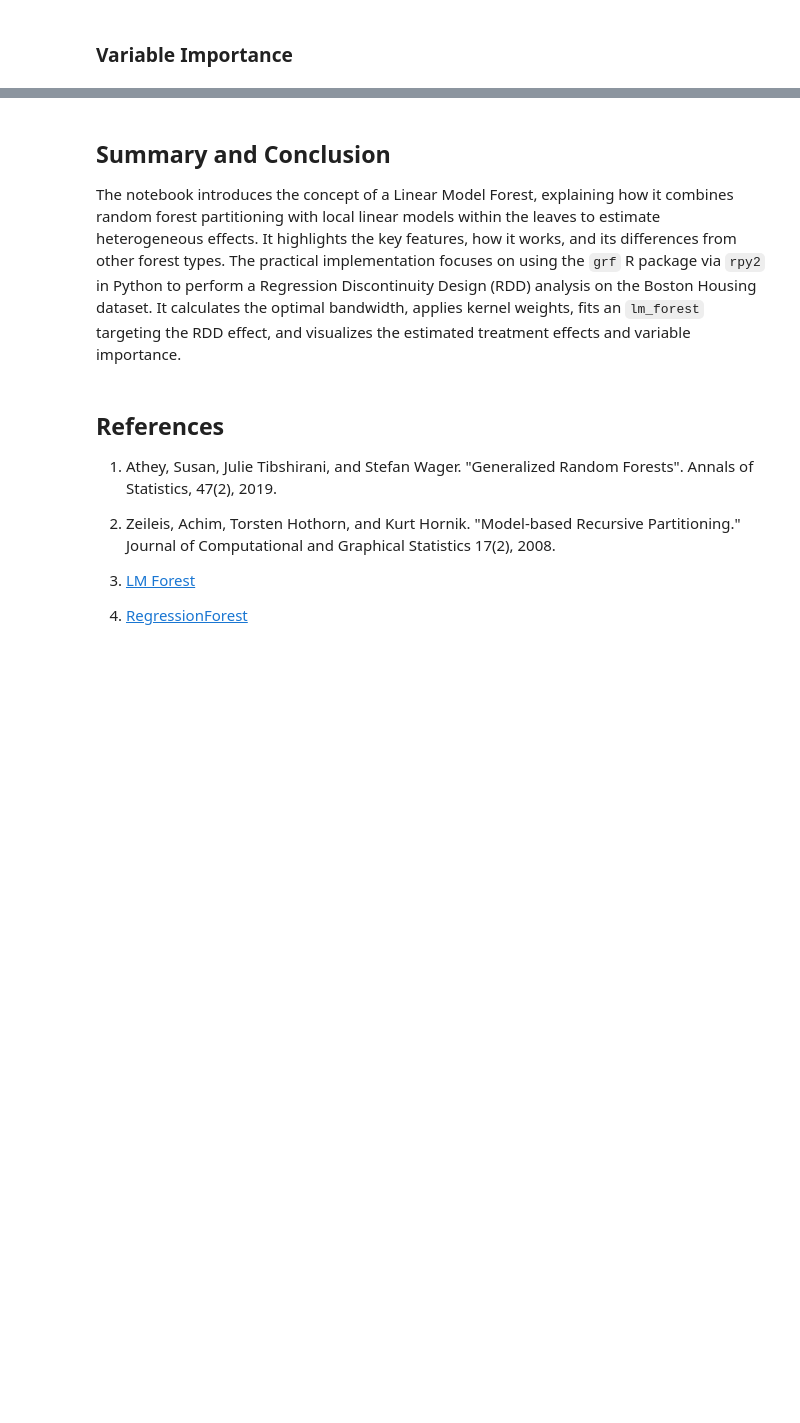
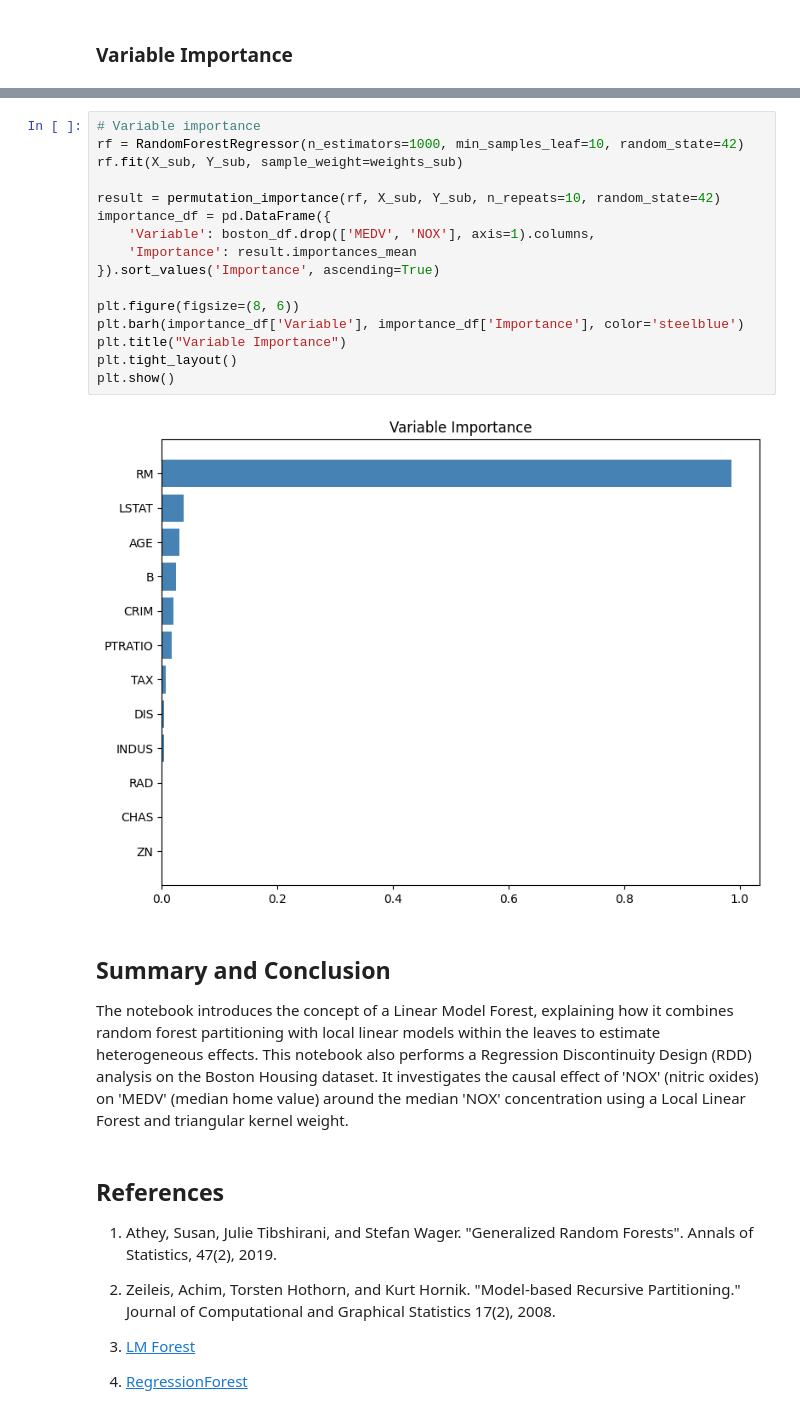
Before and after one commit to zia207/python-colab, a Jupyter notebook: NoteBook/Machine_Learning/Tree_based/03-01-02-08-06-tree-based-models-bagging-grf-linear-model-forest-python.ipynb, the cells around one changed output, grey strips where cells are left out. Drawn from its saved outputs; the diff is of its cells as text; blank space fills up the shorter version.

```diff
--- a/NoteBook/Machine_Learning/Tree_based/03-01-02-08-06-tree-based-models-bagging-grf-linear-model-forest-python.ipynb
+++ b/NoteBook/Machine_Learning/Tree_based/03-01-02-08-06-tree-based-models-bagging-grf-linear-model-forest-python.ipynb
@@ -431,7 +229,25 @@ plt.show()
+# %%
+# Variable importance
+rf = RandomForestRegressor(n_estimators=1000, min_samples_leaf=10, random_state=42)
+rf.fit(X_sub, Y_sub, sample_weight=weights_sub)
+
+result = permutation_importance(rf, X_sub, Y_sub, n_repeats=10, random_state=42)
+importance_df = pd.DataFrame({
+    'Variable': boston_df.drop(['MEDV', 'NOX'], axis=1).columns,
+    'Importance': result.importances_mean
+}).sort_values('Importance', ascending=True)
+
+plt.figure(figsize=(8, 6))
+plt.barh(importance_df['Variable'], importance_df['Importance'], color='steelblue')
+plt.title("Variable Importance")
+plt.tight_layout()
+plt.show()
+# %% [output]
+[figure, added]
 # %% [markdown]
 ## Summary and Conclusion
 
-The notebook  introduces the concept of a Linear Model Forest, explaining how it combines random forest partitioning with local linear models within the leaves to estimate heterogeneous effects. It highlights the key features, how it works, and its differences from other forest types. The practical implementation focuses on using the `grf` R package via `rpy2` in Python to perform a Regression Discontinuity Design (RDD) analysis on the Boston Housing dataset. It calculates the optimal bandwidth, applies kernel weights, fits an `lm_forest` targeting the RDD effect, and visualizes the estimated treatment effects and variable importance.
+The notebook  introduces the concept of a Linear Model Forest, explaining how it combines random forest partitioning with local linear models within the leaves to estimate heterogeneous effects. This notebook also performs a Regression Discontinuity Design (RDD) analysis on the Boston Housing dataset. It investigates the causal effect of 'NOX' (nitric oxides) on 'MEDV' (median home value) around the median 'NOX' concentration using a Local Linear Forest and triangular kernel weight.
 # %% [markdown]
 ## References
 
```
Also changed, not shown: parts of 37 cells of this notebook.
